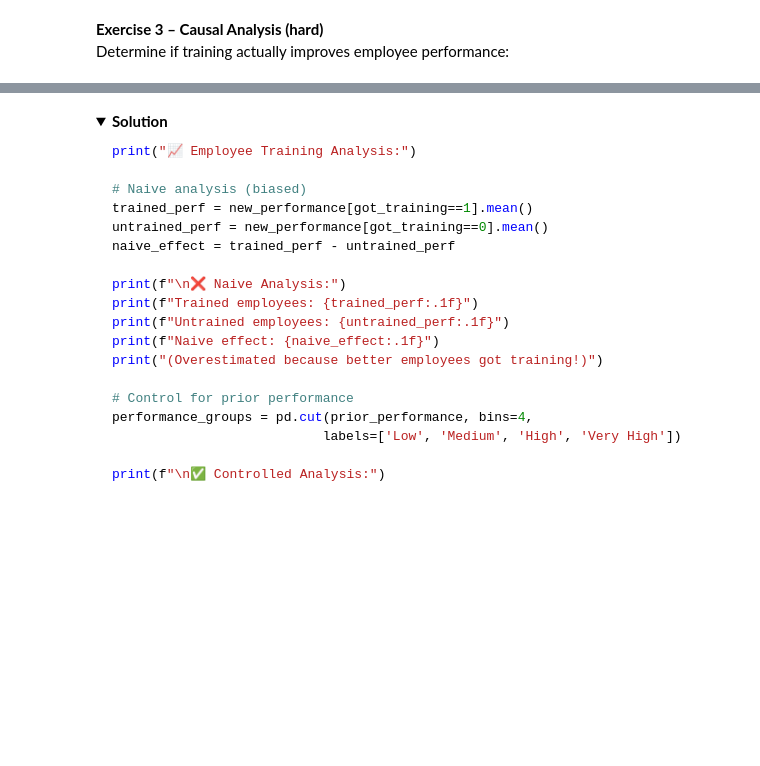
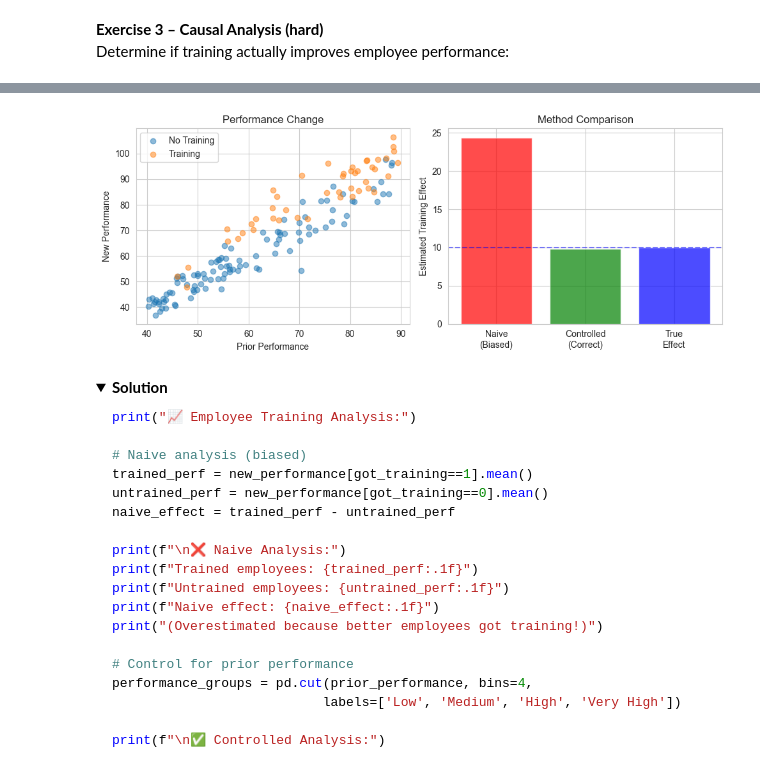
Before and after one commit to Shabnam330/Shabnam_Rep, a Jupyter notebook: week_5/notebooks/05a_causal_inference_fundamentals.ipynb, the cells around one changed output, grey strips where cells are left out. Cells and saved outputs as stored; diff of their text form; code cells hidden in the pictures; folded sections open; blank space fills up the shorter version.

```diff
--- a/week_5/notebooks/05a_causal_inference_fundamentals.ipynb
+++ b/week_5/notebooks/05a_causal_inference_fundamentals.ipynb
@@ -355,0 +368,74 @@ new_performance = prior_performance + true_training_effect * got_training + np.r
+# %%
+# Your turn
+# Employee performance data
+np.random.seed(42)
+n_employees = 150
+
+# Prior performance affects training selection
+prior_performance = np.random.uniform(40, 90, n_employees)
+training_prob = (prior_performance - 40) / 100  # Better employees more likely to get training
+got_training = np.random.binomial(1, training_prob)
+
+# New performance: prior + training effect + noise
+true_training_effect = 10
+new_performance = prior_performance + true_training_effect * got_training + np.random.normal(0, 5, n_employees)
+
+# Naive analysis (wrong!)
+# Your code here...
+
+trained_perf = new_performance[got_training==1].mean()
+untrained_perf = new_performance[got_training==0].mean()
+naive_effect = trained_perf - untrained_perf
+
+print(f"\n❌ Naive Analysis:")
+print(f"Trained employees: {trained_perf:.1f}")
+print(f"Untrained employees: {untrained_perf:.1f}")
+print(f"Naive effect: {naive_effect:.1f}")
+print("(Overestimated because better employees got training!)")
+
+# Controlled analysis (correct!)
+# Your code here...
+# Control for prior performance
+performance_groups = pd.cut(prior_performance, bins=4,
+                           labels=['Low', 'Medium', 'High', 'Very High'])
+
+print(f"\n✅ Controlled Analysis:")
+controlled_effects = []
+
+for group in ['Low', 'Medium', 'High', 'Very High']:
+    mask = performance_groups == group
+    if sum(mask & (got_training==1)) > 0 and sum(mask & (got_training==0)) > 0:
+        trained = new_performance[mask & (got_training==1)].mean()
+        untrained = new_performance[mask & (got_training==0)].mean()
+        effect = trained - untrained
+        controlled_effects.append(effect)
+        print(f"{group} performers: Training effect = {effect:.1f}")
+
+print(f"\nControlled estimate: {np.mean(controlled_effects):.1f}")
+print(f"True effect: {true_training_effect}")
+
+# Visualization
+plt.figure(figsize=(10, 4))
+
+plt.subplot(1, 2, 1)
+plt.scatter(prior_performance[got_training==0], new_performance[got_training==0],
+           alpha=0.5, label='No Training')
+plt.scatter(prior_performance[got_training==1], new_performance[got_training==1],
+           alpha=0.5, label='Training')
+plt.xlabel('Prior Performance')
+plt.ylabel('New Performance')
+plt.title('Performance Change')
+plt.legend()
+
+plt.subplot(1, 2, 2)
+methods = ['Naive\n(Biased)', 'Controlled\n(Correct)', 'True\nEffect']
+effects = [naive_effect, np.mean(controlled_effects), true_training_effect]
+colors = ['red', 'green', 'blue']
+plt.bar(methods, effects, color=colors, alpha=0.7)
+plt.ylabel('Estimated Training Effect')
+plt.title('Method Comparison')
+plt.axhline(y=true_training_effect, color='blue', linestyle='--', alpha=0.5)
+
+plt.tight_layout()
+plt.show()
+# %% [output]
@@ -356,3 +456,4 @@ new_performance = prior_performance + true_training_effect * got_training + np.r
+[figure, added]
 # %% [markdown]
 <details>
 <summary><b>Solution</b></summary>
```
Also changed, not shown: parts of 12 cells of this notebook, 1 other file.
